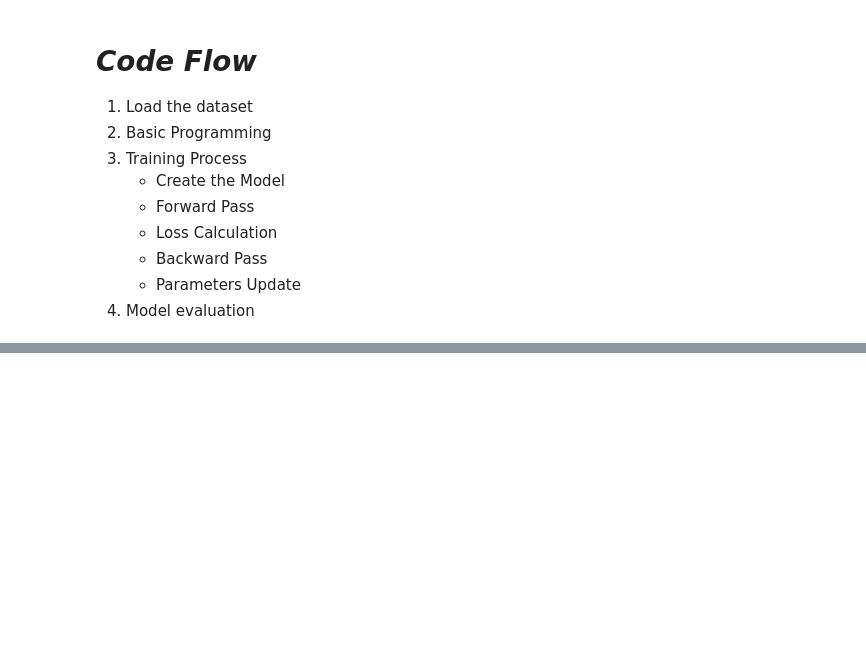
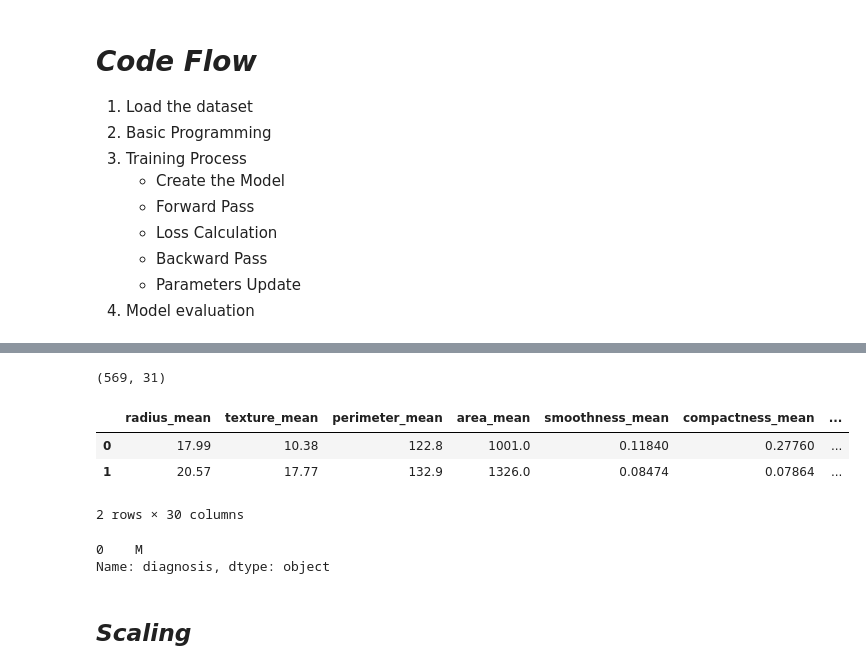
Before and after one commit to MDalamin5/DeepLearning-With-Pytorch-and-Tensorflow, a Jupyter notebook: PyTorch-Intermediate-CampusX/03_Training_Pipeline/pytorch-nn-traning-pipeline.ipynb, the cells around one changed output, grey strips where cells are left out. Cells and saved outputs as stored; diff of their text form; code cells hidden in the pictures; blank space fills up the shorter version.

```diff
--- a/PyTorch-Intermediate-CampusX/03_Training_Pipeline/pytorch-nn-traning-pipeline.ipynb
+++ b/PyTorch-Intermediate-CampusX/03_Training_Pipeline/pytorch-nn-traning-pipeline.ipynb
@@ -29,0 +51,3 @@ df.sample(4)
+# %%
+df.drop(columns=['id', 'Unnamed: 32'], inplace=True)
+df.sample(1)
@@ -29,0 +58,18 @@ df.sample(4)
+# %%
+df.shape
+# %% [output]
+(569, 31)
+# %%
+X = df.iloc[:, 1:]
+X.head(2)
+# %% [output]
+|  | radius_mean | texture_mean | perimeter_mean | area_mean | smoothness_mean | compactness_mean | ... |
+| 0 | 17.99 | 10.38 | 122.8 | 1001.0 | 0.11840 | 0.27760 | ... |
+| 1 | 20.57 | 17.77 | 132.9 | 1326.0 | 0.08474 | 0.07864 | ... |
+2 rows × 30 columns
+# %%
+y = df.iloc[:, 0]
+y.head(1)
+# %% [output]
+0    M
+Name: diagnosis, dtype: object
@@ -29,0 +78,2 @@ df.sample(4)
+# %% [markdown]
+## *Scaling*
```
Also changed, not shown: parts of 19 cells of this notebook.
